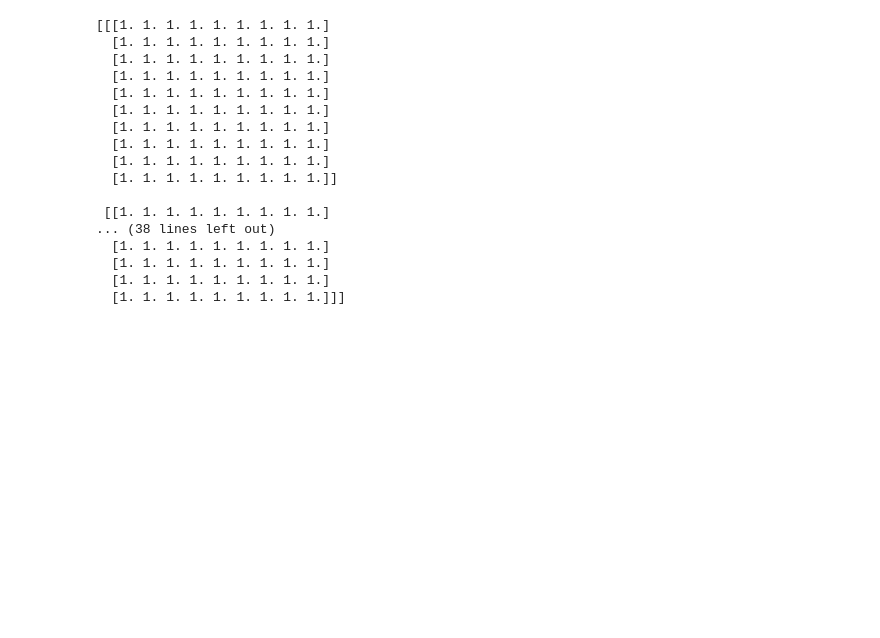
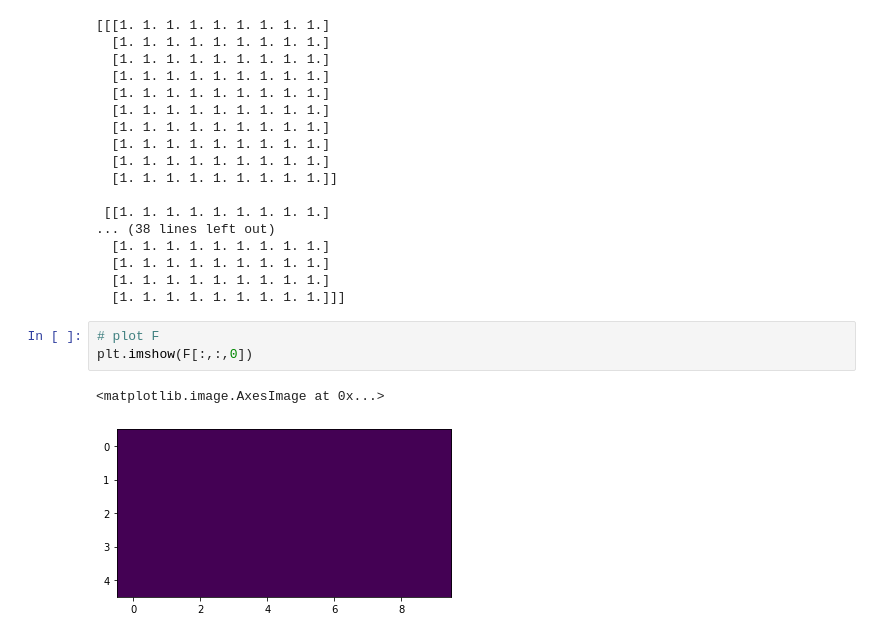
Before and after one commit to sinayanaik/lattice-boltzman-method-python, a Jupyter notebook: understand.ipynb, the cells around one changed output. Saved outputs shown, nothing was run; the diff lists cells and outputs as text; blank space fills up the shorter version.

```diff
--- a/understand.ipynb
+++ b/understand.ipynb
@@ -56,3 +56,9 @@ print(F)
   [1. 1. 1. 1. 1. 1. 1. 1. 1.]
   [1. 1. 1. 1. 1. 1. 1. 1. 1.]
   [1. 1. 1. 1. 1. 1. 1. 1. 1.]]]
+# %%
+# plot F
+plt.imshow(F[:,:,0])
+# %% [output]
+<matplotlib.image.AxesImage at 0x...>
+[figure, added]
```
Also changed, not shown: parts of 23 cells of this notebook, 6 other files.
